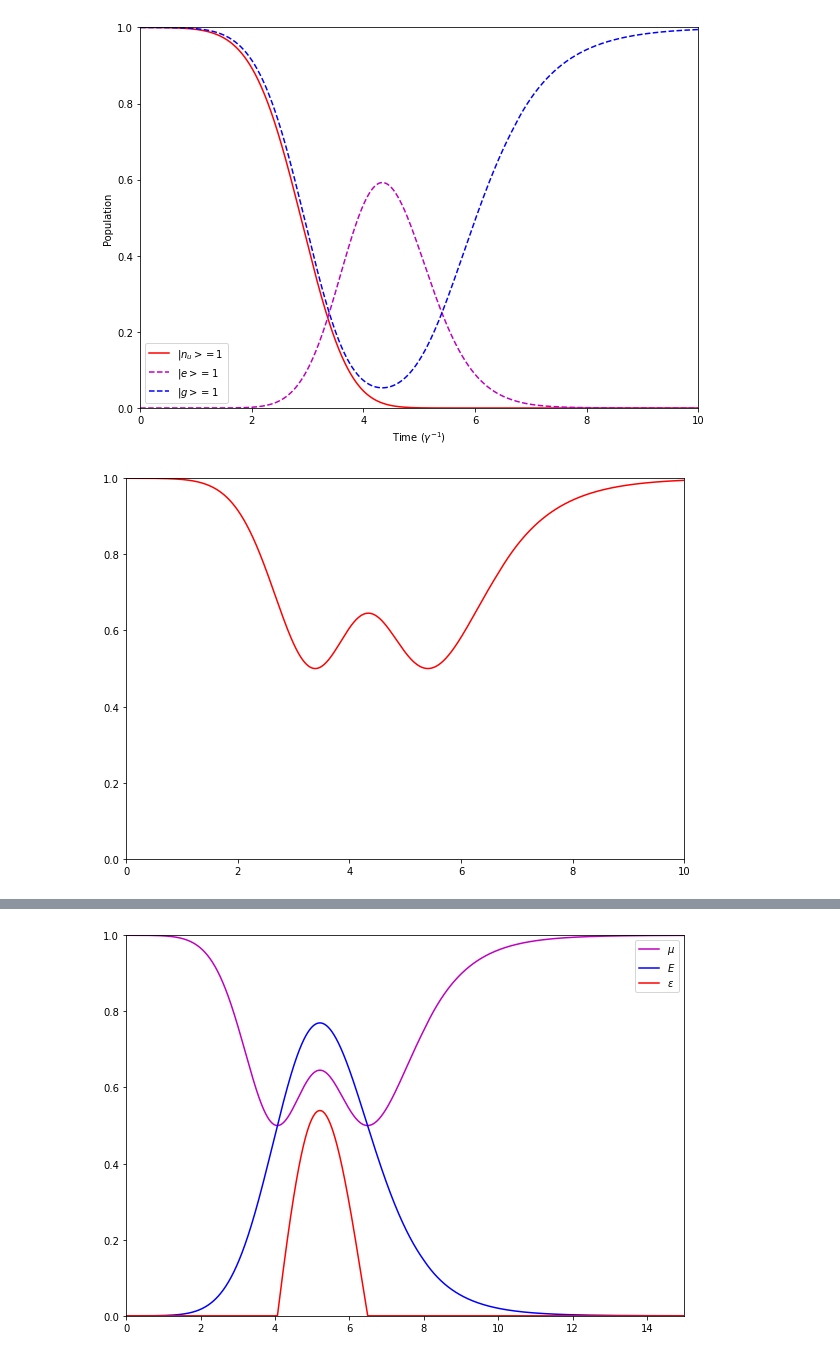
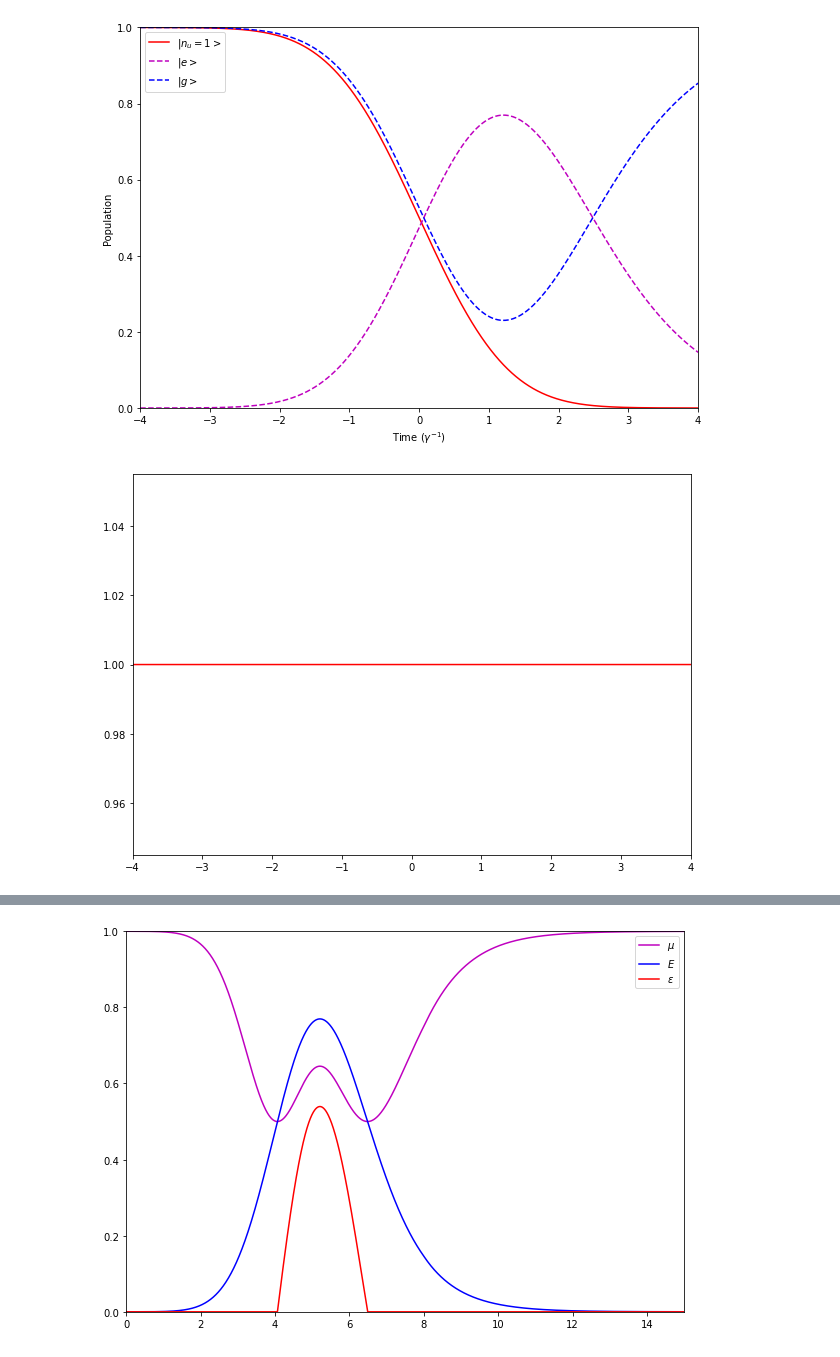
Before and after one commit to sabinthapa100/master-thesis, a Jupyter notebook: sample/notebooks/ergotropy.ipynb, the cells around one changed output, grey strips where cells are left out. Drawn from its saved outputs; the diff is of its cells as text; code cells hidden in the pictures.

```diff
--- a/sample/notebooks/ergotropy.ipynb
+++ b/sample/notebooks/ergotropy.ipynb
@@ -3,41 +3,41 @@ import matplotlib.pyplot as plt
 import numpy as np
 # %%
 sigma_list = np.linspace(0.1,10,100)
-tlist = np.linspace(0, 50, 10000)
+tlist = np.linspace(-4, 4, 8000)
 # %%
-in_one_photon = np.loadtxt("../outputs/ergotropy/input_one_photon.dat")
-excited_atom = np.loadtxt("../outputs/ergotropy/excited_atom.dat")
-gs_atom = np.loadtxt("../outputs/ergotropy/gs_atom.dat")
+in_one_photon = np.loadtxt("../outputs/ergotropy/input_one_photon_1.0.dat")
+excited_atom = np.loadtxt("../outputs/ergotropy/excited_atom_1.0.dat")
+gs_atom = np.loadtxt("../outputs/ergotropy/gs_atom_1.0.dat")
 # %%
 fig, ax = plt.subplots()
 fig.set_figheight(7)
 fig.set_figwidth(10)
 
-ax.plot(tlist, in_one_photon, '-r', label='$|n_{u}> = 1$')
-ax.plot(tlist, excited_atom, '--m', label='$|e> = 1$')
-ax.plot(tlist, gs_atom, '--b', label='$|g> = 1$')
-ax.set_xlim(0,10)
+ax.plot(tlist, in_one_photon, '-r', label='$|n_{u}=1>$')
+ax.plot(tlist, excited_atom, '--m', label='$|e>$')
+ax.plot(tlist, gs_atom, '--b', label='$|g>$')
+ax.set_xlim(-4,4)
 ax.set_xlabel('Time ($\gamma^{-1}$)')
 ax.set_ylim(0,1)
 ax.set_ylabel('Population')
 ax.legend()
 
 plt.show()
 # %% [output]
-[figure, old version]
+[figure, new version]
 # %%
 fig, ax = plt.subplots()
 fig.set_figheight(7)
 fig.set_figwidth(10)
 
 ax.plot(tlist, excited_atom+gs_atom, '-r')
-ax.set_xlim(0,10)
-ax.set_ylim(0,1)
+ax.set_xlim(-4,4)
+#ax.set_ylim(0,1)
 
 
 plt.show()
 # %% [output]
-[figure, old version]
+[figure, new version]
 # %%
 max_erg = np.loadtxt("../outputs/ergotropy/max_gaussian_ergotropy.dat")
 max_ene = np.loadtxt("../outputs/ergotropy/max_gaussian_energy.dat")
```
Also changed, not shown: parts of 1 cell of this notebook.
